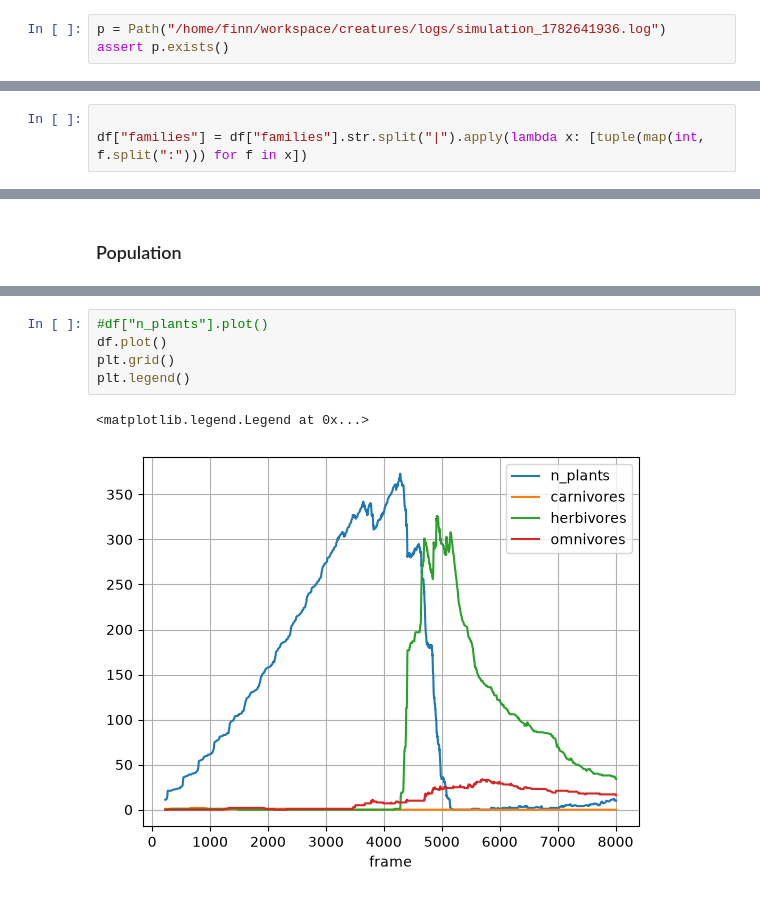
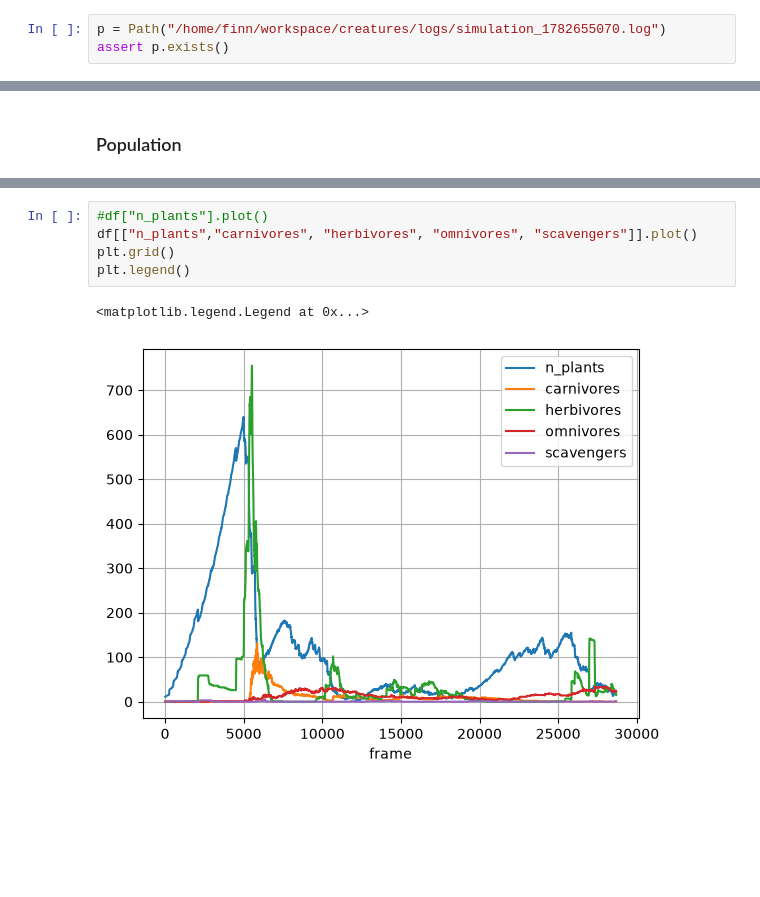
Before and after one commit to losredoe132/creatures, a Jupyter notebook: analysis/analysis.ipynb, the cells around one changed output, grey strips where cells are left out. Saved outputs shown, nothing was run; the diff lists cells and outputs as text; blank space fills up the shorter version.

```diff
--- a/analysis/analysis.ipynb
+++ b/analysis/analysis.ipynb
@@ -6,7 +6,7 @@ import json
 import matplotlib.pyplot as plt
 import seaborn as sns
 # %%
-p = Path("/home/finn/workspace/creatures/logs/simulation_1782641936.log")
+p = Path("/home/finn/workspace/creatures/logs/simulation_1782655070.log")
 assert p.exists()
 # %%
 with open(p, "r") as f:
@@ -124,8 +133,5 @@ df
 # %% [markdown]
 ### Genetic DIversity
-# %%
-
-df["families"] = df["families"].str.split("|").apply(lambda x: [tuple(map(int, f.split(":"))) for f in x])
 # %%
 def f(x):
     return {"n_families": len(x), "largest_family_size": max(x, key=lambda i: i[1])[1]}
@@ -139,8 +163,8 @@ df_fam.plot()
 # %%
 #df["n_plants"].plot()
-df.plot()
+df[["n_plants","carnivores", "herbivores", "omnivores", "scavengers"]].plot()
 plt.grid()
 plt.legend()
 # %% [output]
 <matplotlib.legend.Legend at 0x...>
-[figure, old version]
+[figure, new version]
```
Also changed, not shown: parts of 8 cells of this notebook, 6 other files.
